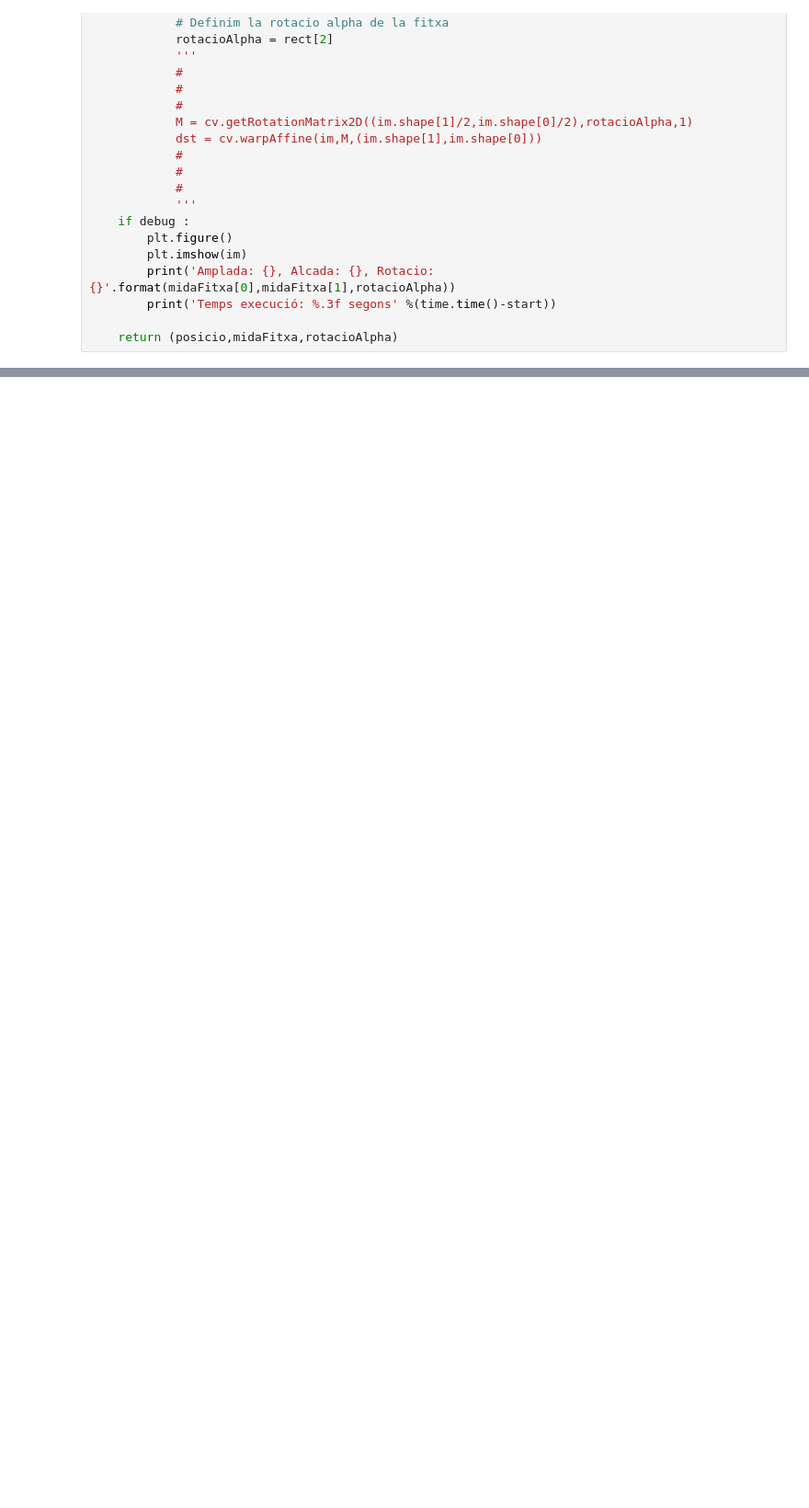
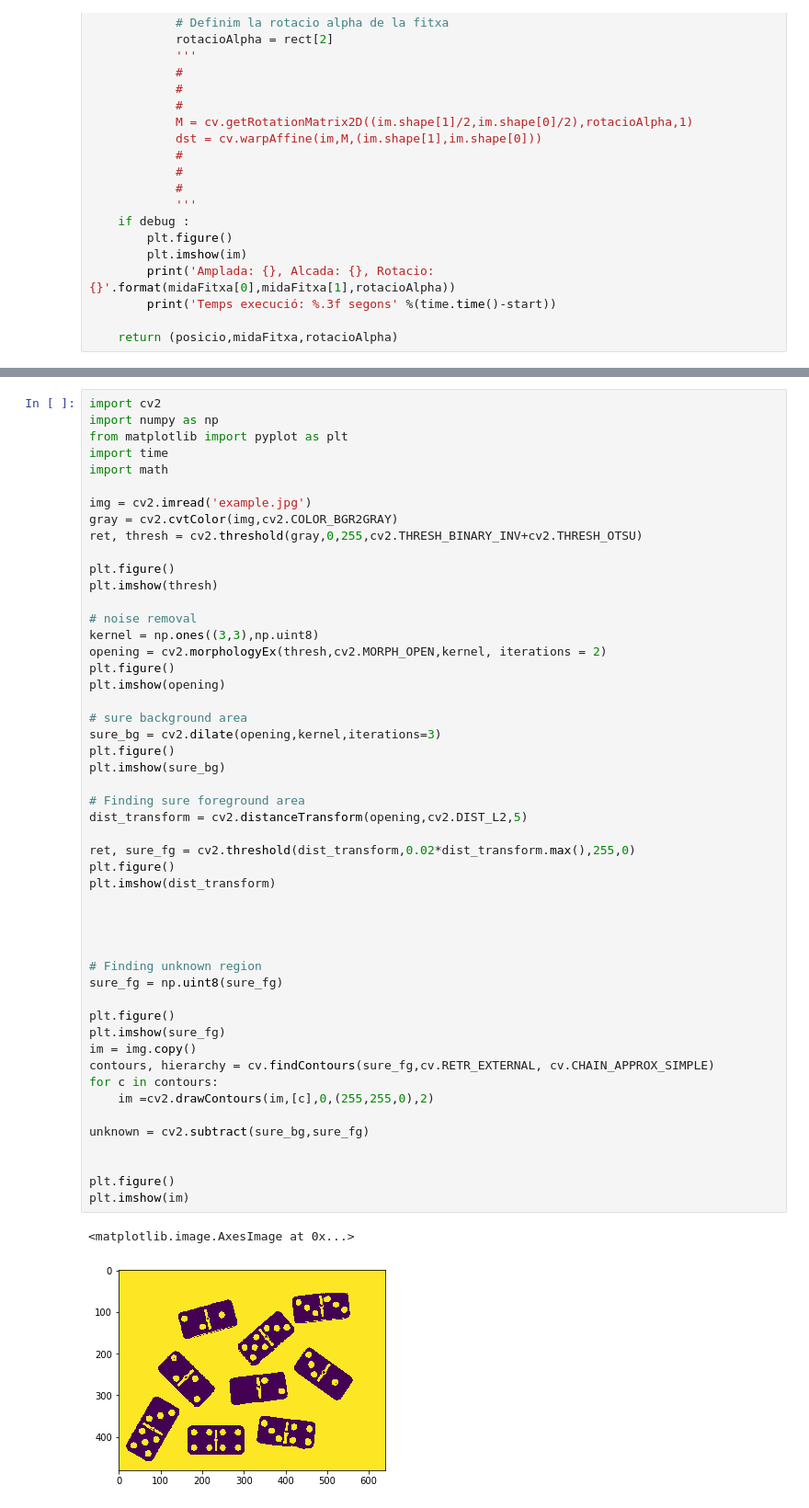
Before and after one commit to XCoret/R2-MINO, a Jupyter notebook: code/modulVisio.ipynb, the cells around one changed output, grey strips where cells are left out. Shown: that part at 92% size. Drawn from its saved outputs; the diff is of its cells as text; blank space fills up the shorter version.

```diff
--- a/code/modulVisio.ipynb
+++ b/code/modulVisio.ipynb
@@ -186,0 +272,53 @@ Rotacio: -45.0
+# %%
+import cv2
+import numpy as np
+from matplotlib import pyplot as plt
+import time
+import math
+
+img = cv2.imread('example.jpg')
+gray = cv2.cvtColor(img,cv2.COLOR_BGR2GRAY)
+ret, thresh = cv2.threshold(gray,0,255,cv2.THRESH_BINARY_INV+cv2.THRESH_OTSU)
+
+plt.figure()
+plt.imshow(thresh)
+
+# noise removal
+kernel = np.ones((3,3),np.uint8)
+opening = cv2.morphologyEx(thresh,cv2.MORPH_OPEN,kernel, iterations = 2)
+plt.figure()
+plt.imshow(opening)
+
+# sure background area
+sure_bg = cv2.dilate(opening,kernel,iterations=3)
+plt.figure()
+plt.imshow(sure_bg)
+
+# Finding sure foreground area
+dist_transform = cv2.distanceTransform(opening,cv2.DIST_L2,5)
+
+ret, sure_fg = cv2.threshold(dist_transform,0.02*dist_transform.max(),255,0)
+plt.figure()
+plt.imshow(dist_transform)
+
+
+
+
+# Finding unknown region
+sure_fg = np.uint8(sure_fg)
+
+plt.figure()
+plt.imshow(sure_fg)
+im = img.copy()
+contours, hierarchy = cv.findContours(sure_fg,cv.RETR_EXTERNAL, cv.CHAIN_APPROX_SIMPLE)
+for c in contours:
+    im =cv2.drawContours(im,[c],0,(255,255,0),2)
+
+unknown = cv2.subtract(sure_bg,sure_fg)
+
+
+plt.figure()
+plt.imshow(im)
+# %% [output]
+<matplotlib.image.AxesImage at 0x...>
+[figure, added]
```
Also changed, not shown: parts of 6 cells of this notebook, 7 other files.
